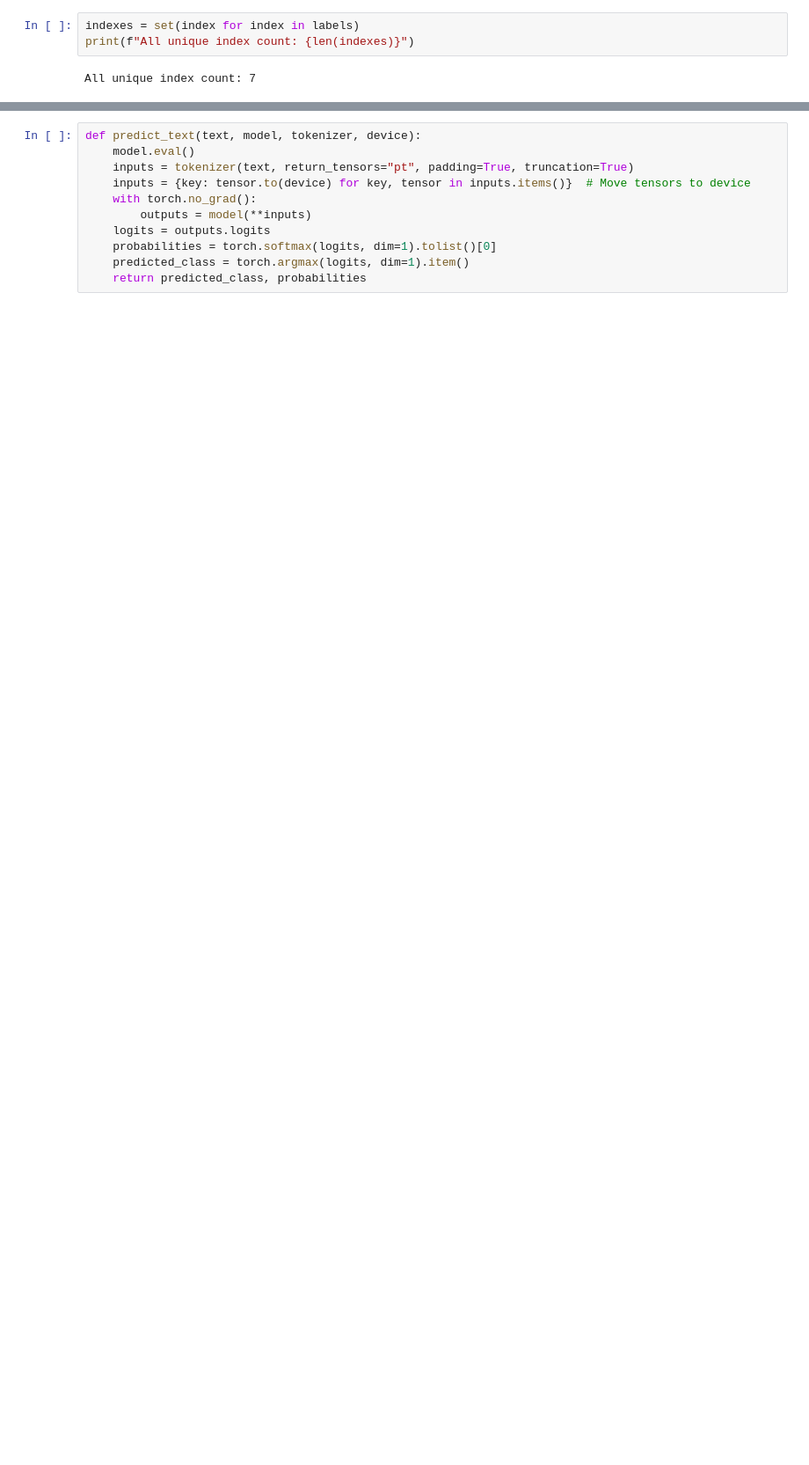
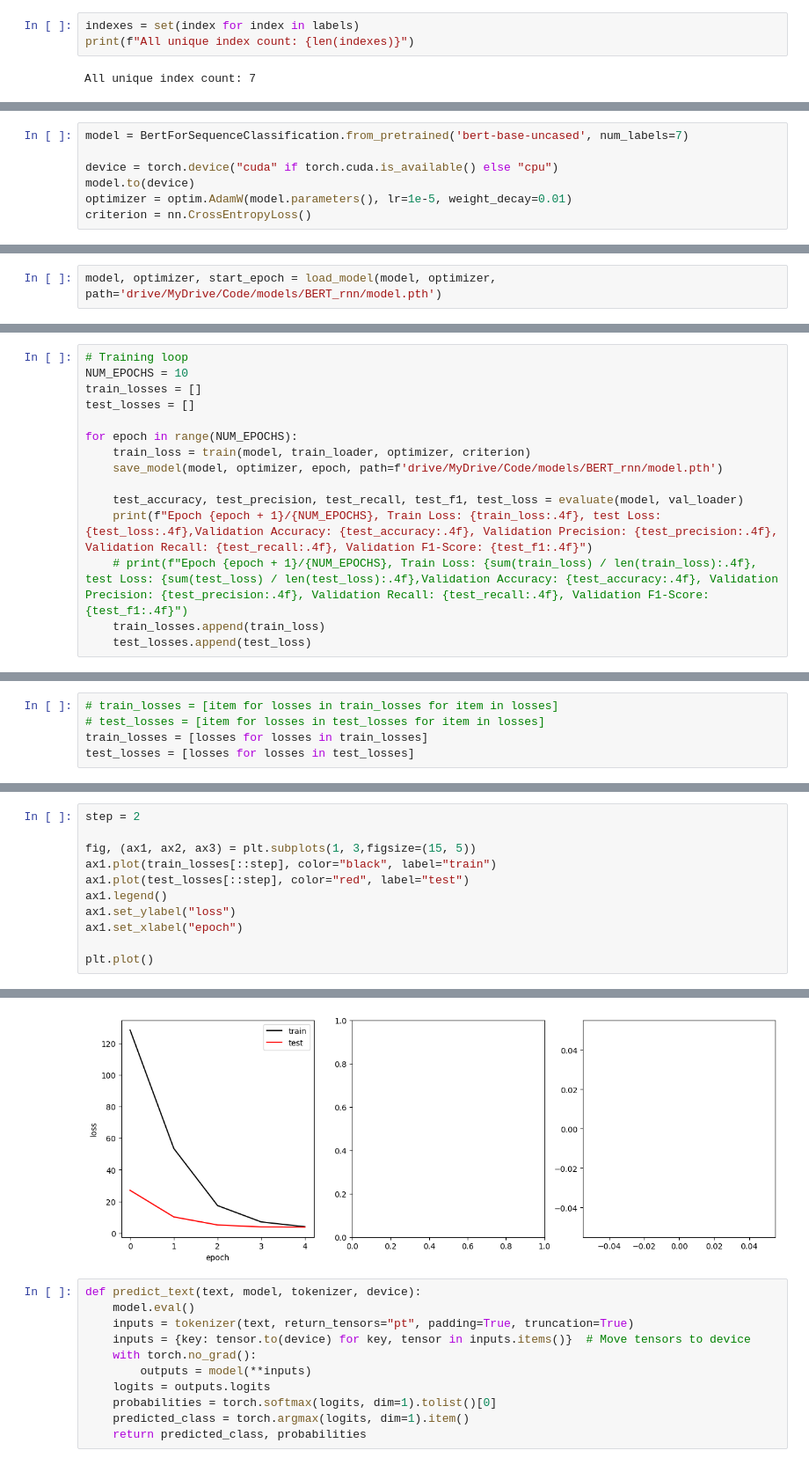
Before and after one commit to Savith-02/notebooks, a Jupyter notebook: rnn_intent_classifier_BERT.ipynb, the cells around one changed output, grey strips where cells are left out. Shown at 88% size. Drawn from its saved outputs; the diff is of its cells as text; blank space fills up the shorter version.

```diff
--- a/rnn_intent_classifier_BERT.ipynb
+++ b/rnn_intent_classifier_BERT.ipynb
@@ -343,0 +327,7 @@ Epoch 3/3, Train Loss: 0.0929, Validation Accuracy: 1.0000, Validation Precision
+# %%
+model = BertForSequenceClassification.from_pretrained('bert-base-uncased', num_labels=7)
+
+device = torch.device("cuda" if torch.cuda.is_available() else "cpu")
+model.to(device)
+optimizer = optim.AdamW(model.parameters(), lr=1e-5, weight_decay=0.01)
+criterion = nn.CrossEntropyLoss()
@@ -343,0 +337,2 @@ Epoch 3/3, Train Loss: 0.0929, Validation Accuracy: 1.0000, Validation Precision
+# %%
+model, optimizer, start_epoch = load_model(model, optimizer, path='drive/MyDrive/Code/models/BERT_rnn/model.pth')
@@ -343,0 +386,15 @@ Epoch 3/3, Train Loss: 0.0929, Validation Accuracy: 1.0000, Validation Precision
+# %%
+# Training loop
+NUM_EPOCHS = 10
+train_losses = []
+test_losses = []
+
+for epoch in range(NUM_EPOCHS):
+    train_loss = train(model, train_loader, optimizer, criterion)
+    save_model(model, optimizer, epoch, path=f'drive/MyDrive/Code/models/BERT_rnn/model.pth')
+
+    test_accuracy, test_precision, test_recall, test_f1, test_loss = evaluate(model, val_loader)
+    print(f"Epoch {epoch + 1}/{NUM_EPOCHS}, Train Loss: {train_loss:.4f}, test Loss: {test_loss:.4f},Validation Accuracy: {test_accuracy:.4f}, Validation Precision: {test_precision:.4f}, Validation Recall: {test_recall:.4f}, Validation F1-Score: {test_f1:.4f}")
+    # print(f"Epoch {epoch + 1}/{NUM_EPOCHS}, Train Loss: {sum(train_loss) / len(train_loss):.4f}, test Loss: {sum(test_loss) / len(test_loss):.4f},Validation Accuracy: {test_accuracy:.4f}, Validation Precision: {test_precision:.4f}, Validation Recall: {test_recall:.4f}, Validation F1-Score: {test_f1:.4f}")
+    train_losses.append(train_loss)
+    test_losses.append(test_loss)
@@ -343,0 +416,5 @@ Epoch 3/3, Train Loss: 0.0929, Validation Accuracy: 1.0000, Validation Precision
+# %%
+# train_losses = [item for losses in train_losses for item in losses]
+# test_losses = [item for losses in test_losses for item in losses]
+train_losses = [losses for losses in train_losses]
+test_losses = [losses for losses in test_losses]
@@ -343,0 +431,12 @@ Epoch 3/3, Train Loss: 0.0929, Validation Accuracy: 1.0000, Validation Precision
+# %%
+step = 2
+
+fig, (ax1, ax2, ax3) = plt.subplots(1, 3,figsize=(15, 5))
+ax1.plot(train_losses[::step], color="black", label="train")
+ax1.plot(test_losses[::step], color="red", label="test")
+ax1.legend()
+ax1.set_ylabel("loss")
+ax1.set_xlabel("epoch")
+
+plt.plot()
+# %% [output]
@@ -344,3 +444,4 @@ Epoch 3/3, Train Loss: 0.0929, Validation Accuracy: 1.0000, Validation Precision
+[figure, added]
 # %%
 def predict_text(text, model, tokenizer, device):
     model.eval()
```
Also changed, not shown: parts of 35 cells of this notebook.
